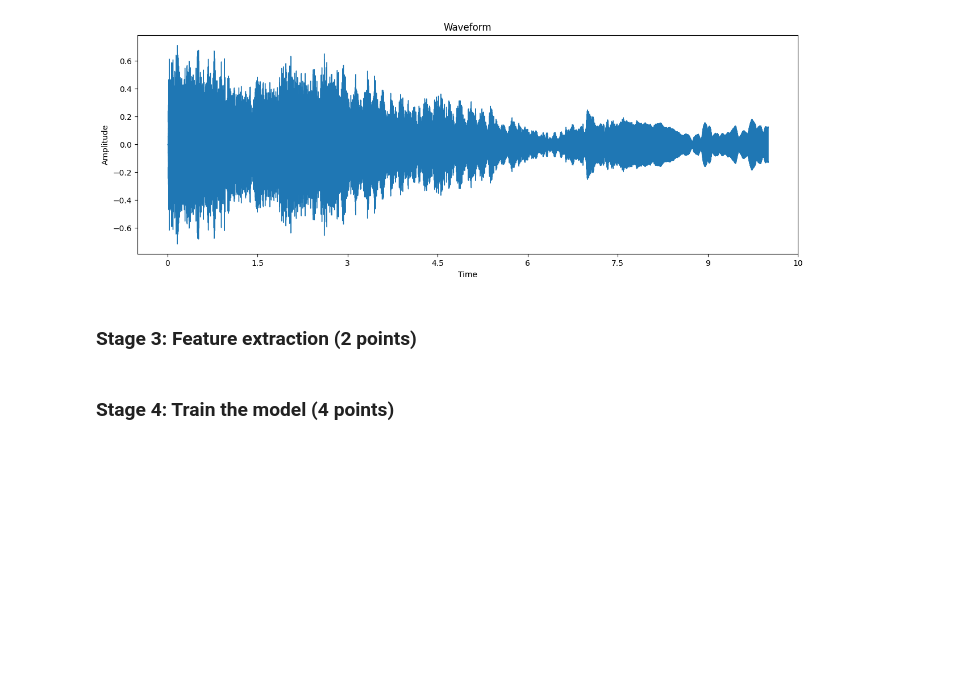
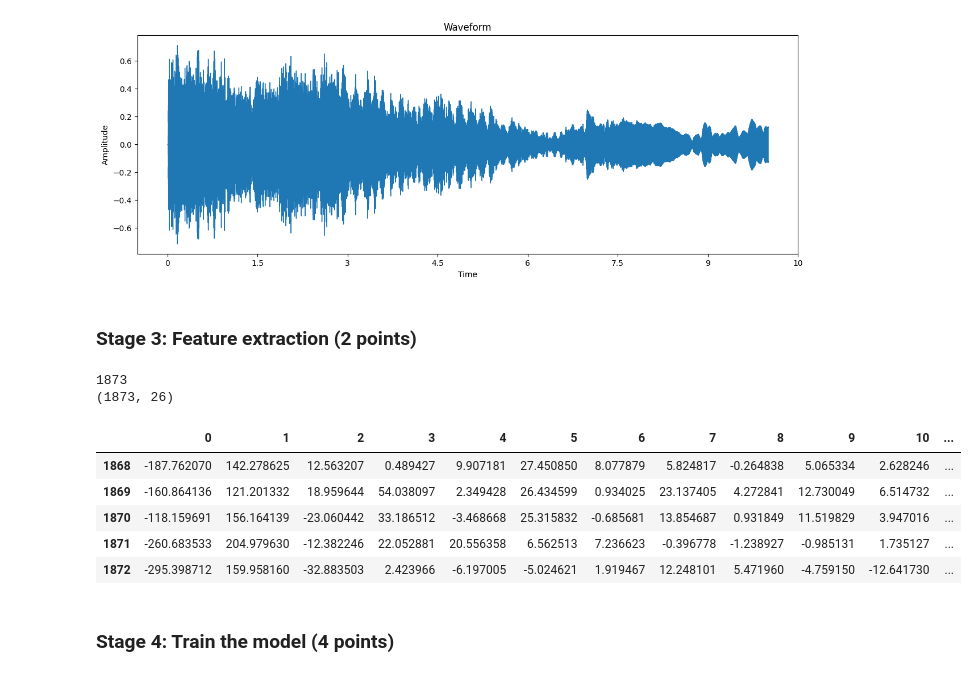
Before and after one commit to prachitshukla/Team-2, a Jupyter notebook: Copy_of_M5_Mini_Hackathon_Classification_of_Emotions_of_Musical_Audio_Files.ipynb, the cells around one changed output. Drawn from its saved outputs; the diff is of its cells as text; code cells hidden in the pictures; blank space fills up the shorter version.

```diff
--- a/Copy_of_M5_Mini_Hackathon_Classification_of_Emotions_of_Musical_Audio_Files.ipynb
+++ b/Copy_of_M5_Mini_Hackathon_Classification_of_Emotions_of_Musical_Audio_Files.ipynb
@@ -188,2 +210,48 @@ plt.show()
+# %%
+import os
+
+
+
+def load_dataset(root_dir):
+    features_list = []
+    labels = []
+    for dir in os.listdir(root_dir):
+      for filename in os.listdir(os.path.join(root_dir, dir)):
+          if filename.endswith(".wav"):
+              print(filename)
+              file_path = os.path.join(root_dir, dir, filename)
+              mfcc_features = extract_mfcc(file_path)
+
+              # Label based on filename (basic example)
+              if 'happy' in filename.lower():
+                label = 'happy'
+              elif 'sad' in filename.lower():
+                label = 'sad'
+              else:
+                continue  # skip unlabeled files
+
+              features_list.append(mfcc_features)
+              labels.append(label)
+    return np.array(features_list), np.array(labels)
+
+root_dir = "./Train/Train/"
+feature_list_temp, labels_temp = load_dataset(root_dir)
+
+print(len(feature_list_temp), len(labels_temp))
+# %%
+print(len(labels))
+df_feature_list = pd.DataFrame(feature_list_temp)
+print(df_feature_list.shape)
+df_feature_list.head()
+df_feature_list.tail()
+# %% [output]
+1873
+(1873, 26)
+|  | 0 | 1 | 2 | 3 | 4 | 5 | 6 | 7 | 8 | 9 | 10 | ... |
+| 1868 | -187.762070 | 142.278625 | 12.563207 | 0.489427 | 9.907181 | 27.450850 | 8.077879 | 5.824817 | -0.264838 | 5.065334 | 2.628246 | ... |
+| 1869 | -160.864136 | 121.201332 | 18.959644 | 54.038097 | 2.349428 | 26.434599 | 0.934025 | 23.137405 | 4.272841 | 12.730049 | 6.514732 | ... |
+| 1870 | -118.159691 | 156.164139 | -23.060442 | 33.186512 | -3.468668 | 25.315832 | -0.685681 | 13.854687 | 0.931849 | 11.519829 | 3.947016 | ... |
+| 1871 | -260.683533 | 204.979630 | -12.382246 | 22.052881 | 20.556358 | 6.562513 | 7.236623 | -0.396778 | -1.238927 | -0.985131 | 1.735127 | ... |
+| 1872 | -295.398712 | 159.958160 | -32.883503 | 2.423966 | -6.197005 | -5.024621 | 1.919467 | 12.248101 | 5.471960 | -4.759150 | -12.641730 | ... |
 # %% [markdown]
 ### **Stage 4:** Train the model  (4 points)
```
Also changed, not shown: parts of 19 cells of this notebook.
